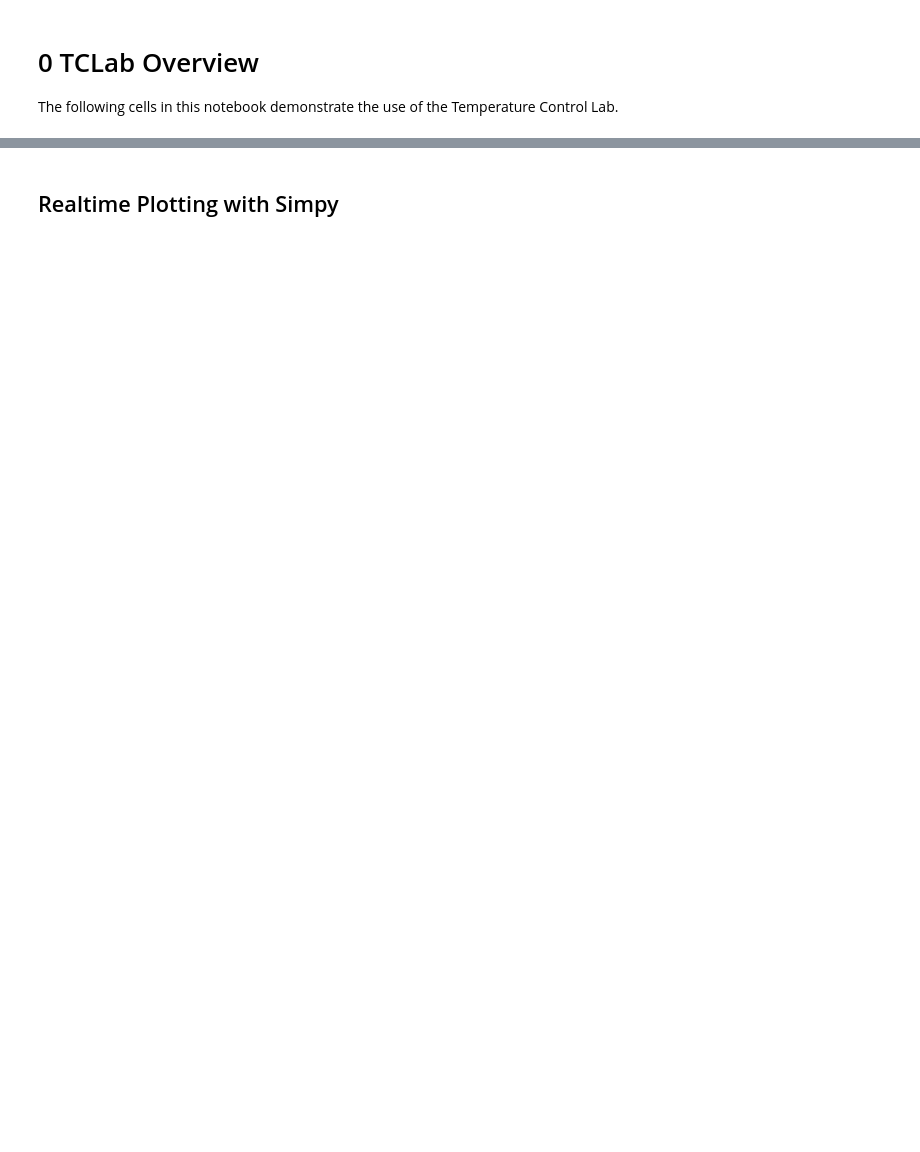
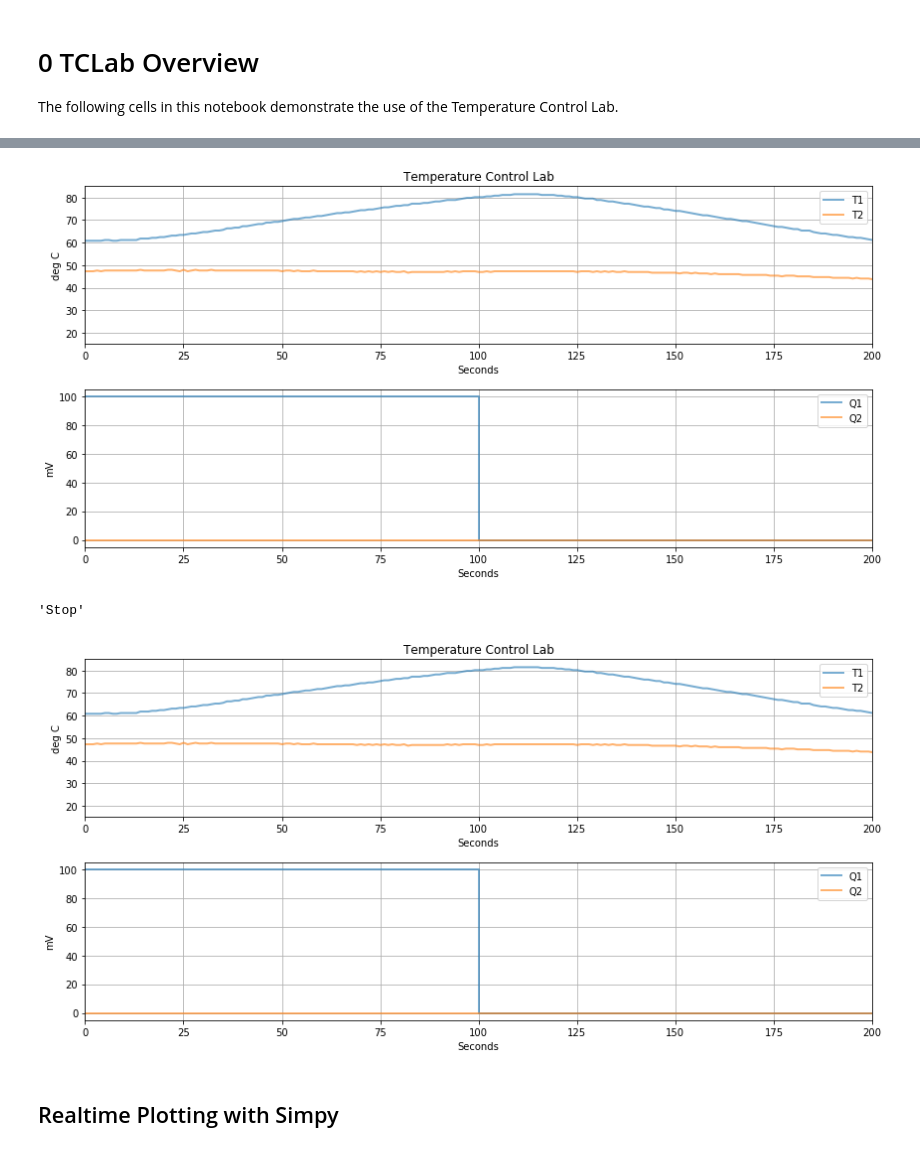
Before and after one commit to APMonitor/arduino, a Jupyter notebook: TCLab/notebooks/0_TCLab_Overview.ipynb, the cells around one changed output, grey strips where cells are left out. Drawn from its saved outputs; the diff is of its cells as text; code cells hidden in the pictures; blank space fills up the shorter version.

```diff
--- a/TCLab/notebooks/0_TCLab_Overview.ipynb
+++ b/TCLab/notebooks/0_TCLab_Overview.ipynb
@@ -122,2 +218,23 @@ a.plot()
+# %%
+%matplotlib inline
+import sys
+sys.path.append('../TCLab')
+from TCLab import TCLab
+
+tfinal = 200
+
+a = TCLab()
+a.initplot(tfinal)
+a.start()
+
+for t in clock(tfinal):
+    a.Q1 = 100 if t < 100 else 0
+    a.updateplot()
+
+a.stop()
+# %% [output]
+[figure, added]
+'Stop'
+[figure, added]
 # %% [markdown]
 ## Realtime Plotting with Simpy
```
Also changed, not shown: parts of 24 cells of this notebook, 2 other files.
